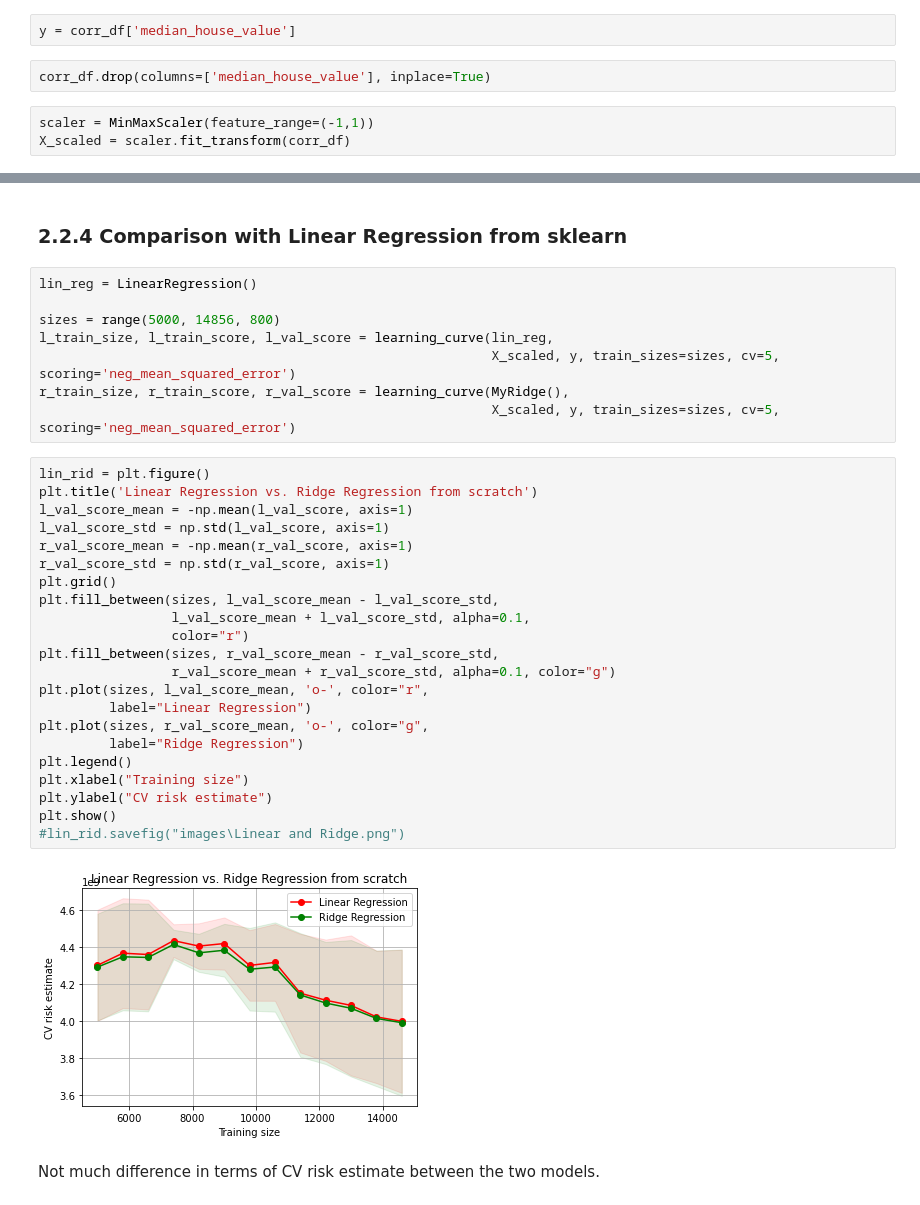
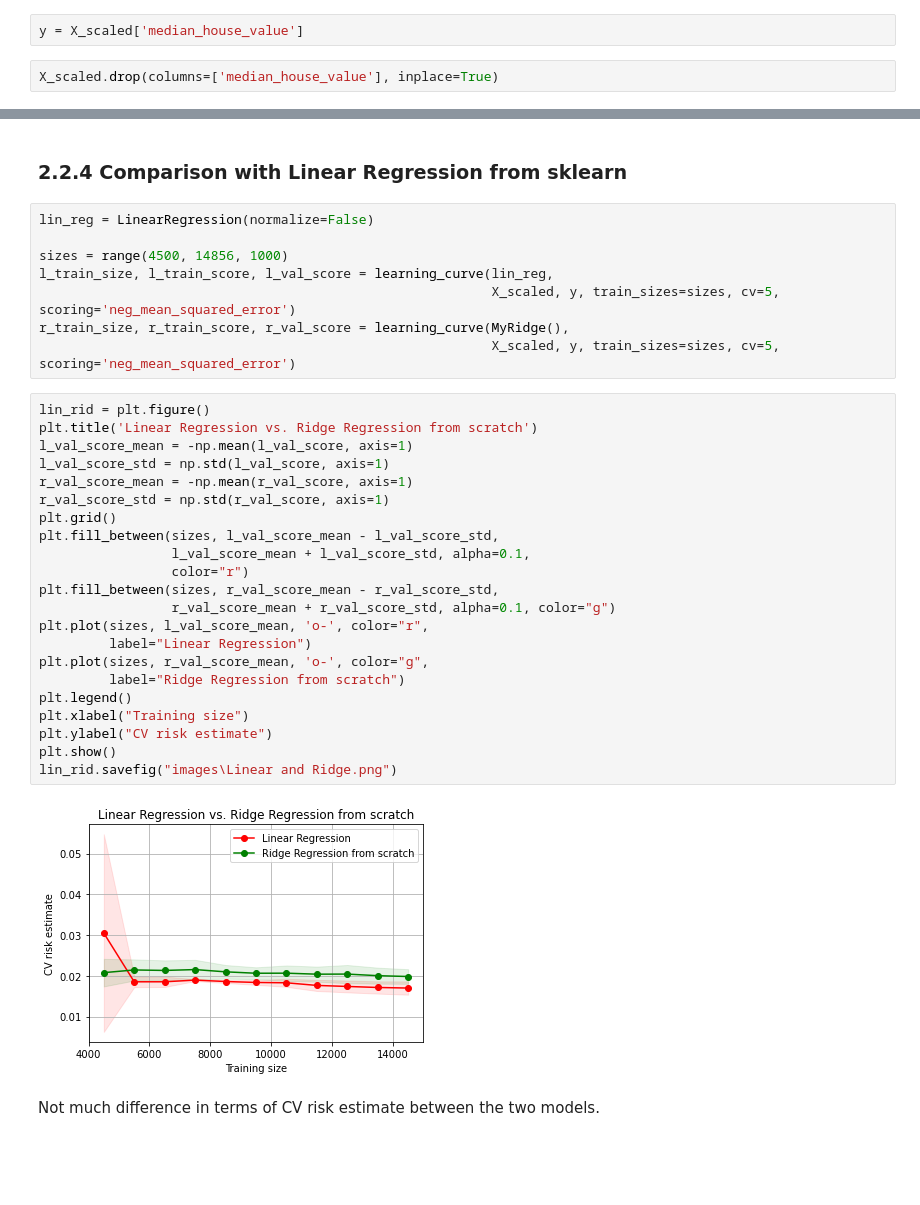
Before and after one commit to martinaviggiano/ml_project, a Jupyter notebook: Machine Learning Project.ipynb, the cells around one changed output, grey strips where cells are left out. Drawn from its saved outputs; the diff is of its cells as text; blank space fills up the shorter version.

```diff
--- a/Machine Learning Project.ipynb
+++ b/Machine Learning Project.ipynb
@@ -419,9 +451,6 @@ Then we extract from the dataset the column defining the house value *median_hou
 # %%
-y = corr_df['median_house_value']
+y = X_scaled['median_house_value']
 # %%
-corr_df.drop(columns=['median_house_value'], inplace=True)
+X_scaled.drop(columns=['median_house_value'], inplace=True)
-# %%
-scaler = MinMaxScaler(feature_range=(-1,1))
-X_scaled = scaler.fit_transform(corr_df)
 # %%
 X_train, X_test, y_train, y_test = train_test_split(X_scaled, y, test_size=0.2, random_state=42)
@@ -583,9 +622,9 @@ Not much difference in terms of CV risk estimate between the two models.
 # %% [markdown]
 ### 2.2.4 Comparison with Linear Regression from sklearn
 # %%
-lin_reg = LinearRegression()
+lin_reg = LinearRegression(normalize=False)
 
-sizes = range(5000, 14856, 800)
+sizes = range(4500, 14856, 1000)
 l_train_size, l_train_score, l_val_score = learning_curve(lin_reg,
                                                           X_scaled, y, train_sizes=sizes, cv=5, scoring='neg_mean_squared_error')
 r_train_size, r_train_score, r_val_score = learning_curve(MyRidge(),
@@ -593,27 +632,27 @@ r_train_size, r_train_score, r_val_score = learning_curve(MyRidge(),
 # %%
 lin_rid = plt.figure()
 plt.title('Linear Regression vs. Ridge Regression from scratch')
 l_val_score_mean = -np.mean(l_val_score, axis=1)
 l_val_score_std = np.std(l_val_score, axis=1)
 r_val_score_mean = -np.mean(r_val_score, axis=1)
 r_val_score_std = np.std(r_val_score, axis=1)
 plt.grid()
 plt.fill_between(sizes, l_val_score_mean - l_val_score_std,
                  l_val_score_mean + l_val_score_std, alpha=0.1,
                  color="r")
 plt.fill_between(sizes, r_val_score_mean - r_val_score_std,
                  r_val_score_mean + r_val_score_std, alpha=0.1, color="g")
 plt.plot(sizes, l_val_score_mean, 'o-', color="r",
          label="Linear Regression")
 plt.plot(sizes, r_val_score_mean, 'o-', color="g",
-         label="Ridge Regression")
+         label="Ridge Regression from scratch")
 plt.legend()
 plt.xlabel("Training size")
 plt.ylabel("CV risk estimate")
 plt.show()
-#lin_rid.savefig("images\Linear and Ridge.png")
+lin_rid.savefig("images\Linear and Ridge.png")
 # %% [output]
-[figure, old version]
+[figure, new version]
 # %% [markdown]
 Not much difference in terms of CV risk estimate between the two models.
 # %% [markdown]
```
Also changed, not shown: parts of 59 cells of this notebook, 8 other files.
